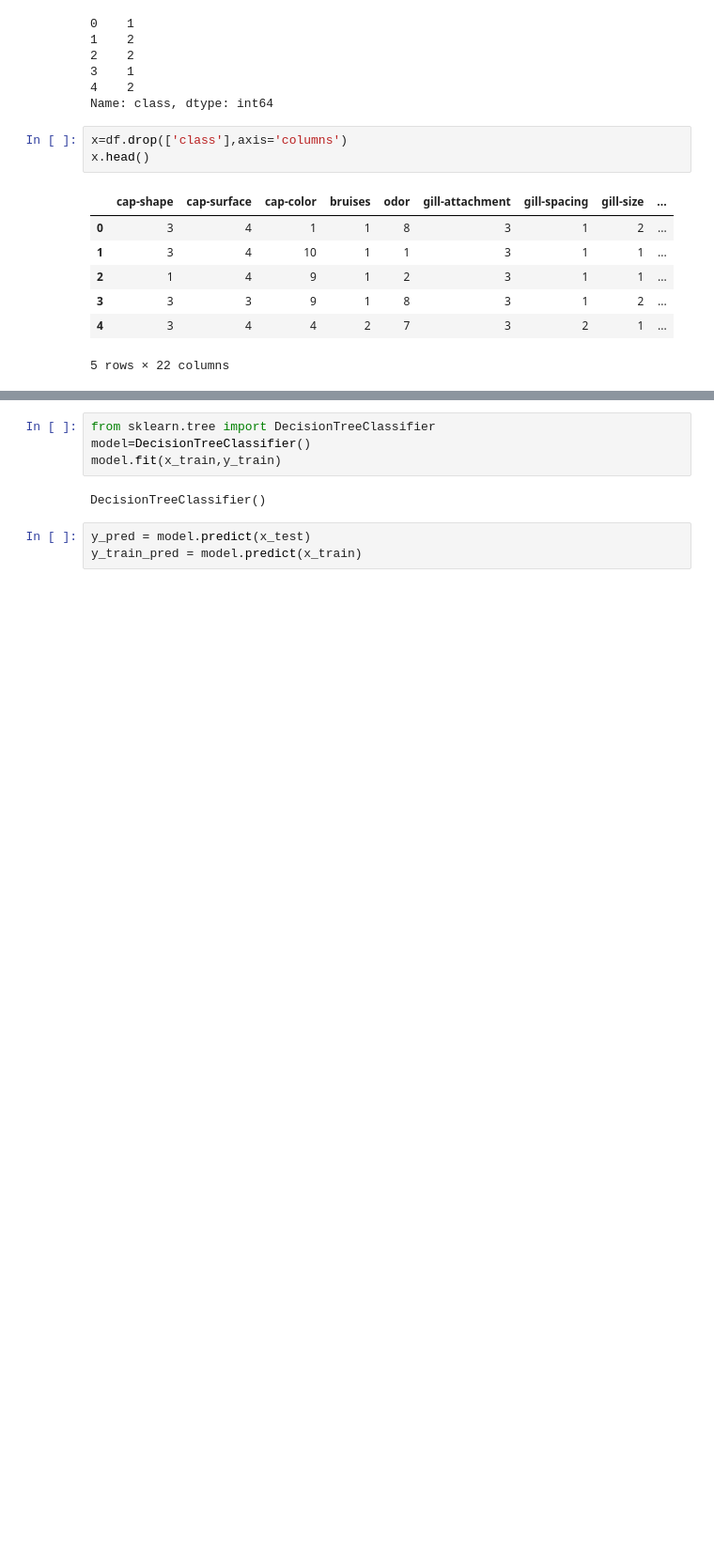
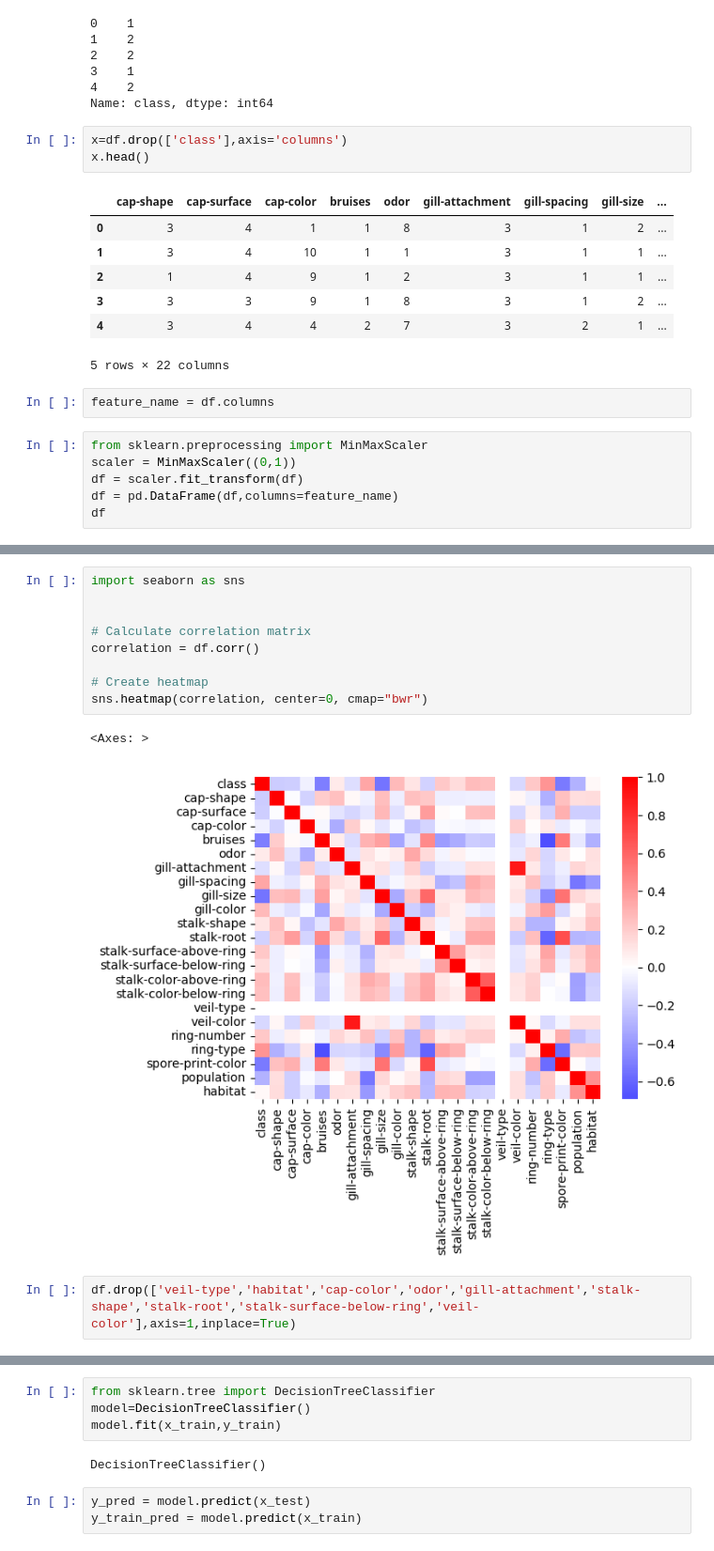
Before and after one commit to RohanExploit/Mushroom-classification, a Jupyter notebook: notebook.ipynb, the cells around one changed output, grey strips where cells are left out. Shown at 94% size. Cells and saved outputs as stored; diff of their text form; blank space fills up the shorter version.

```diff
--- a/notebook.ipynb
+++ b/notebook.ipynb
@@ -135,3 +135,11 @@ x.head()
 | 3 | 3 | 3 | 9 | 1 | 8 | 3 | 1 | 2 | ... |
 | 4 | 3 | 4 | 4 | 2 | 7 | 3 | 2 | 1 | ... |
 5 rows × 22 columns
+# %%
+feature_name = df.columns
+# %%
+from sklearn.preprocessing import MinMaxScaler
+scaler = MinMaxScaler((0,1))
+df = scaler.fit_transform(df)
+df = pd.DataFrame(df,columns=feature_name)
+df
@@ -138,3 +160,17 @@ x.head()
+# %%
+import seaborn as sns
+
+
+# Calculate correlation matrix
+correlation = df.corr()
+
+# Create heatmap
+sns.heatmap(correlation, center=0, cmap="bwr")
+# %% [output]
+<Axes: >
+[figure, added]
+# %%
+df.drop(['veil-type','habitat','cap-color','odor','gill-attachment','stalk-shape','stalk-root','stalk-surface-below-ring','veil-color'],axis=1,inplace=True)
 # %%
 df.info()
 # %% [output]
```
Also changed, not shown: parts of 7 cells of this notebook, 2 other files.
